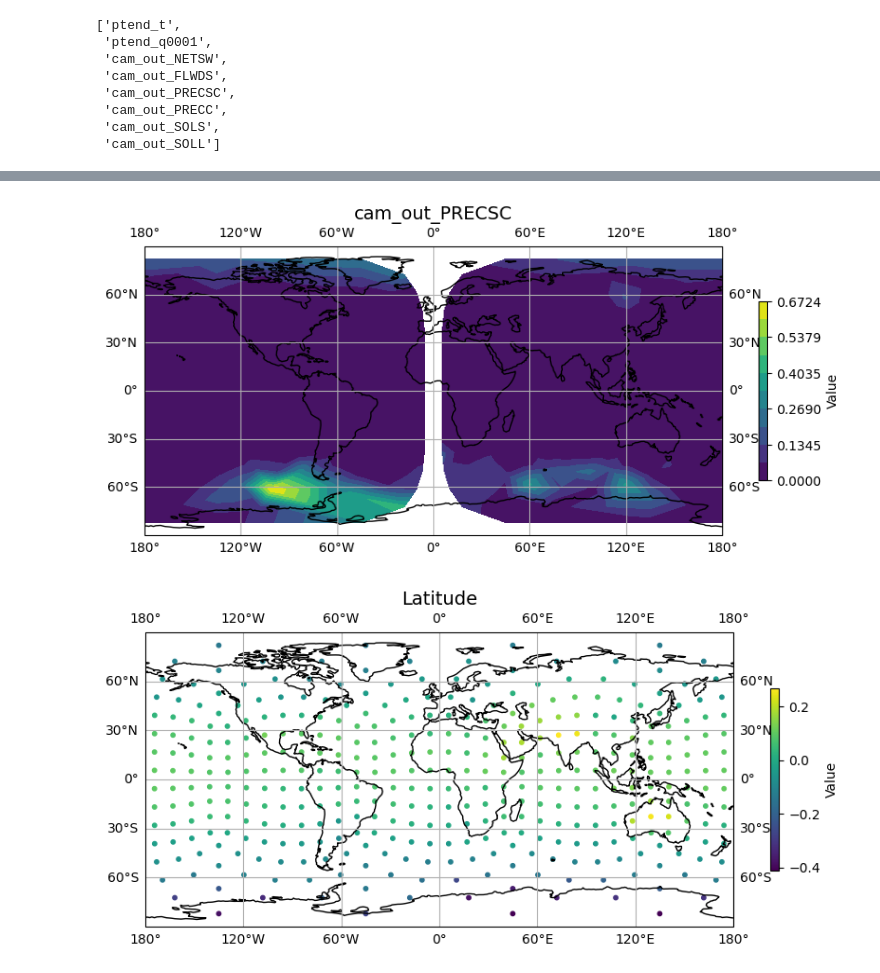
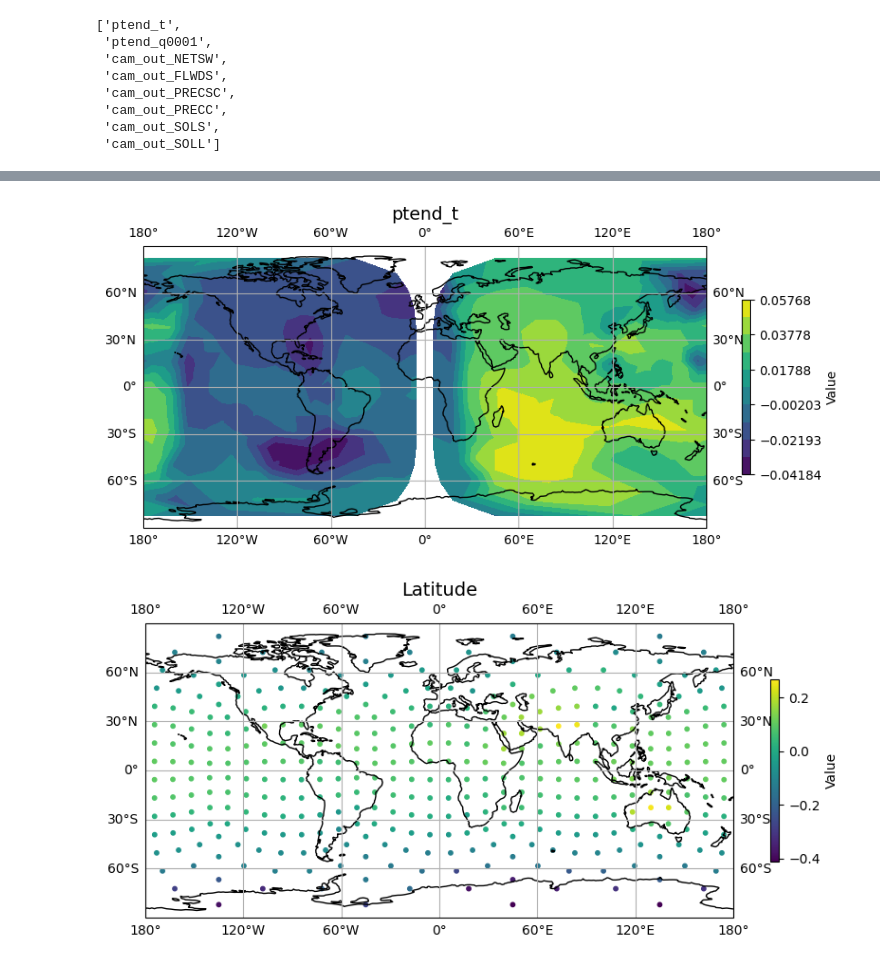
Before and after one commit to kaminsca/climate-physicsML, a Jupyter notebook: final_combined_loss_model/predict_and_visualize.ipynb, the cells around one changed output, grey strips where cells are left out. Drawn from its saved outputs; the diff is of its cells as text; code cells hidden in the pictures.

Commit message:
update visualize script and predict

```diff
--- a/final_combined_loss_model/predict_and_visualize.ipynb
+++ b/final_combined_loss_model/predict_and_visualize.ipynb
@@ -506,8 +488,8 @@ plot_contour_map(ds_grid['lat'], ds_grid['lon'], predictions[:,i], title='Predic
 # %%
-i = -4
+i = 0
 plot_contour_map(ds_grid['lat'], ds_grid['lon'], dso.values[:,i], title=vars_mlo[i])
 # %% [output]
-[figure, old version]
+[figure, new version]
 # %%
 plot_lat_lon_data(ds_grid['lat'], ds_grid['lon'], input_data[:,-1], title='Latitude', save_path=None)
 # %% [output]
```
Also changed, not shown: parts of 16 cells of this notebook, 2 other files.
